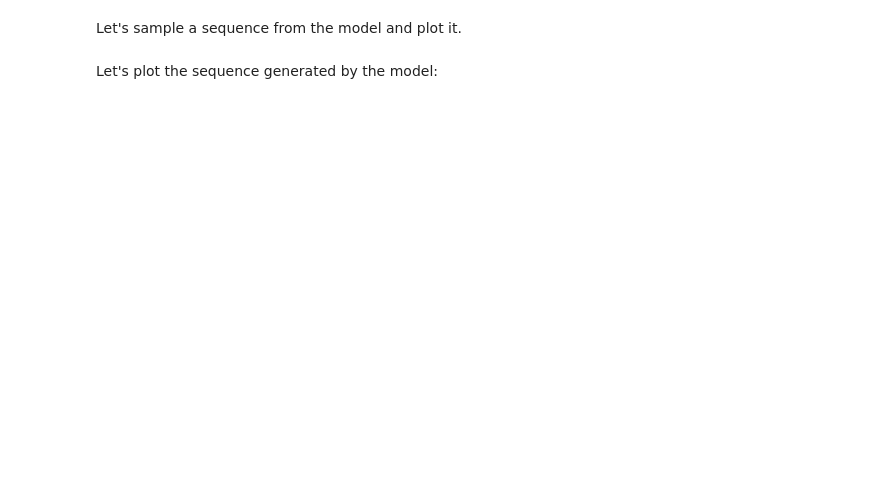
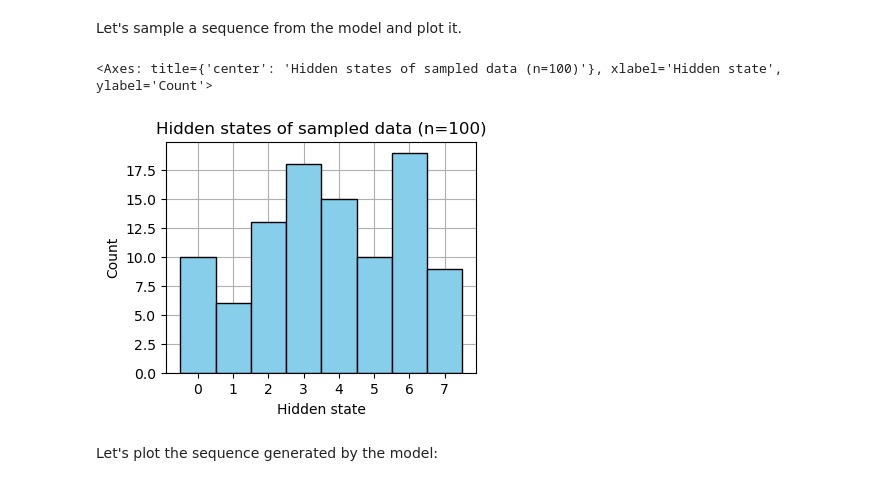
Before and after one commit to RasmusML/musicHMM, a Jupyter notebook: music_generation.ipynb, the cells around one changed output. Saved outputs shown, nothing was run; the diff lists cells and outputs as text; code cells hidden in the pictures; blank space fills up the shorter version.

```diff
--- a/music_generation.ipynb
+++ b/music_generation.ipynb
@@ -717,6 +758,11 @@ Let's sample a sequence from the model and plot it.
 model, guide, data_dim = train_result["model"], train_result["guide"], train_result["data_dim"]
 
 posterior_samples, posterior_hidden = sample(model, guide, n_samples=100, data_dim=data_dim, hidden_dim=hidden_dim)
+# %%
+plot_hidden_states_histogram(posterior_hidden, hidden_dim=hidden_dim)
+# %% [output]
+<Axes: title={'center': 'Hidden states of sampled data (n=100)'}, xlabel='Hidden state', ylabel='Count'>
+[figure, added]
 # %% [markdown]
 Let's plot the sequence generated by the model:
 # %%
```
Also changed, not shown: parts of 31 cells of this notebook.
